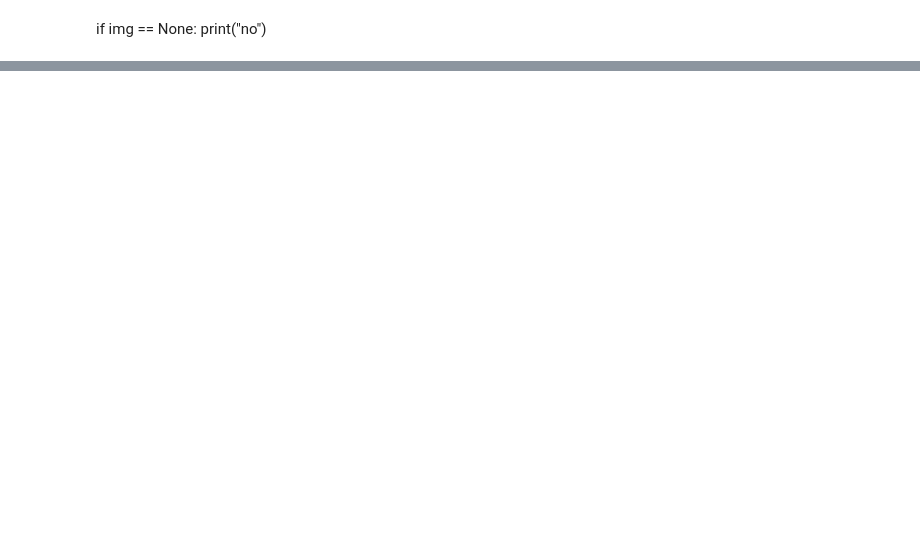
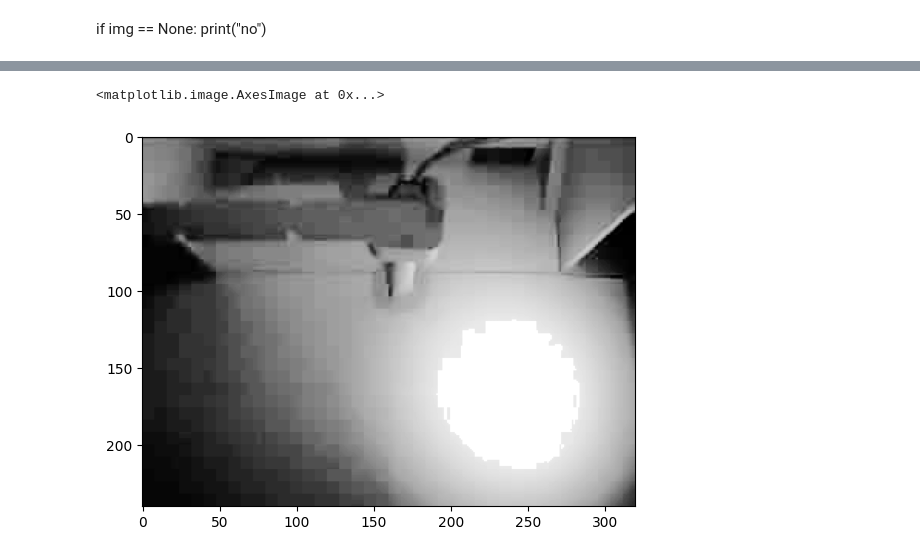
Before and after one commit to trantienlong2301/Gia_Treo_Tu_Dong, a Jupyter notebook: gia_treo_tu_dong/Untitled-1.ipynb, the cells around one changed output, grey strips where cells are left out. Drawn from its saved outputs; the diff is of its cells as text; code cells hidden in the pictures; blank space fills up the shorter version.

```diff
--- a/gia_treo_tu_dong/Untitled-1.ipynb
+++ b/gia_treo_tu_dong/Untitled-1.ipynb
@@ -17 +20,7 @@ plt.imshow(gray_img,cmap='gray')
+# %%
+
+plt.imshow(img,cmap='gray')
+# %% [output]
+<matplotlib.image.AxesImage at 0x...>
+[figure, added]
 # %%
```
Also changed, not shown: parts of 14 cells of this notebook, 32 other files.
